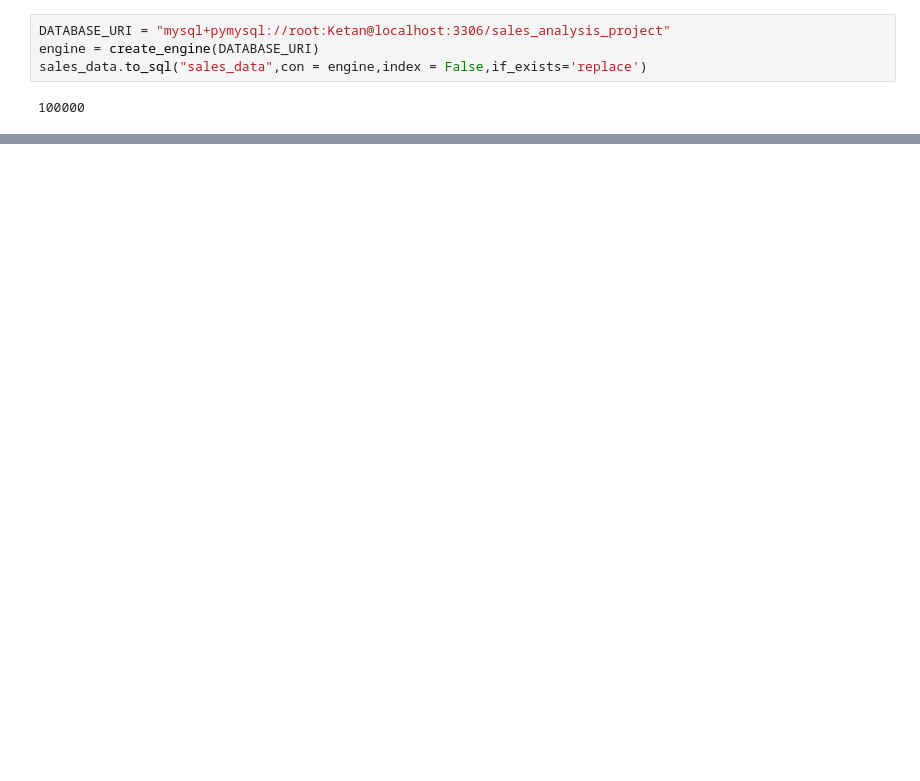
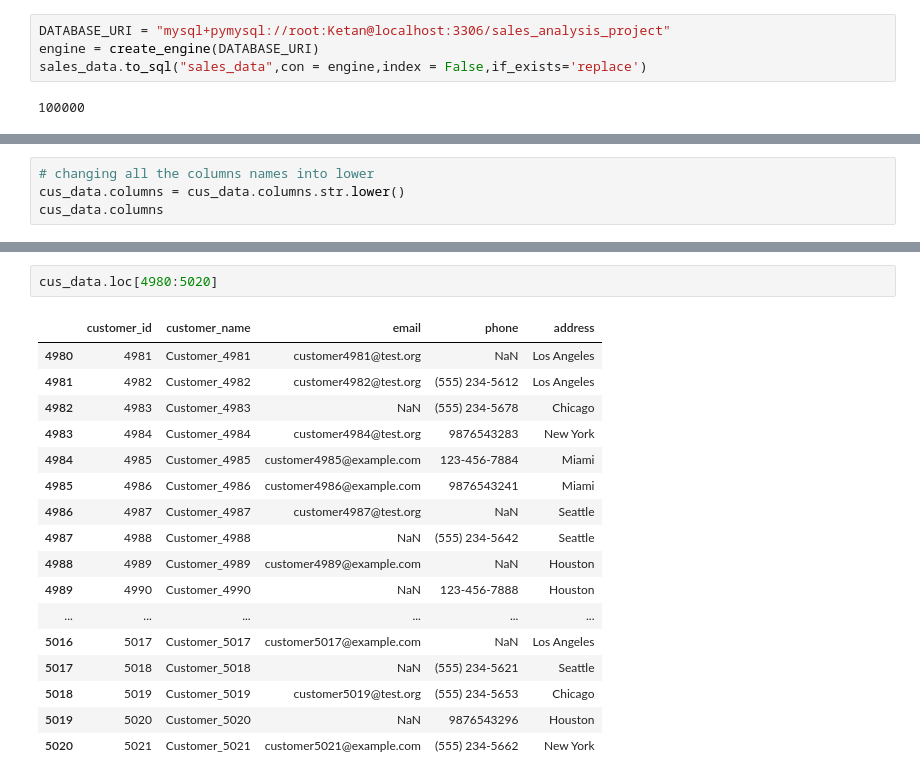
Before and after one commit to kumarkketan/Sales_analysis, a Jupyter notebook: data_cleaning.ipynb, the cells around one changed output, grey strips where cells are left out. Drawn from its saved outputs; the diff is of its cells as text; blank space fills up the shorter version.

```diff
--- a/data_cleaning.ipynb
+++ b/data_cleaning.ipynb
@@ -218,0 +297,4 @@ sales_data.to_sql("sales_data",con = engine,index = False,if_exists='replace')
+# %%
+# changing all the columns names into lower
+cus_data.columns = cus_data.columns.str.lower()
+cus_data.columns
@@ -218,0 +313,20 @@ sales_data.to_sql("sales_data",con = engine,index = False,if_exists='replace')
+# %%
+cus_data.loc[4980:5020]
+# %% [output]
+|  | customer_id | customer_name | email | phone | address |
+| 4980 | 4981 | Customer_4981 | customer4981@test.org | NaN | Los Angeles |
+| 4981 | 4982 | Customer_4982 | customer4982@test.org | (555) 234-5612 | Los Angeles |
+| 4982 | 4983 | Customer_4983 | NaN | (555) 234-5678 | Chicago |
+| 4983 | 4984 | Customer_4984 | customer4984@test.org | 9876543283 | New York |
+| 4984 | 4985 | Customer_4985 | customer4985@example.com | 123-456-7884 | Miami |
+| 4985 | 4986 | Customer_4986 | customer4986@example.com | 9876543241 | Miami |
+| 4986 | 4987 | Customer_4987 | customer4987@test.org | NaN | Seattle |
+| 4987 | 4988 | Customer_4988 | NaN | (555) 234-5642 | Seattle |
+| 4988 | 4989 | Customer_4989 | customer4989@example.com | NaN | Houston |
+| 4989 | 4990 | Customer_4990 | NaN | 123-456-7888 | Houston |
+| ... | ... | ... | ... | ... | ... |
+| 5016 | 5017 | Customer_5017 | customer5017@example.com | NaN | Los Angeles |
+| 5017 | 5018 | Customer_5018 | NaN | (555) 234-5621 | Seattle |
+| 5018 | 5019 | Customer_5019 | customer5019@test.org | (555) 234-5653 | Chicago |
+| 5019 | 5020 | Customer_5020 | NaN | 9876543296 | Houston |
+| 5020 | 5021 | Customer_5021 | customer5021@example.com | (555) 234-5662 | New York |
```
Also changed, not shown: parts of 41 cells of this notebook, 2 other files.
